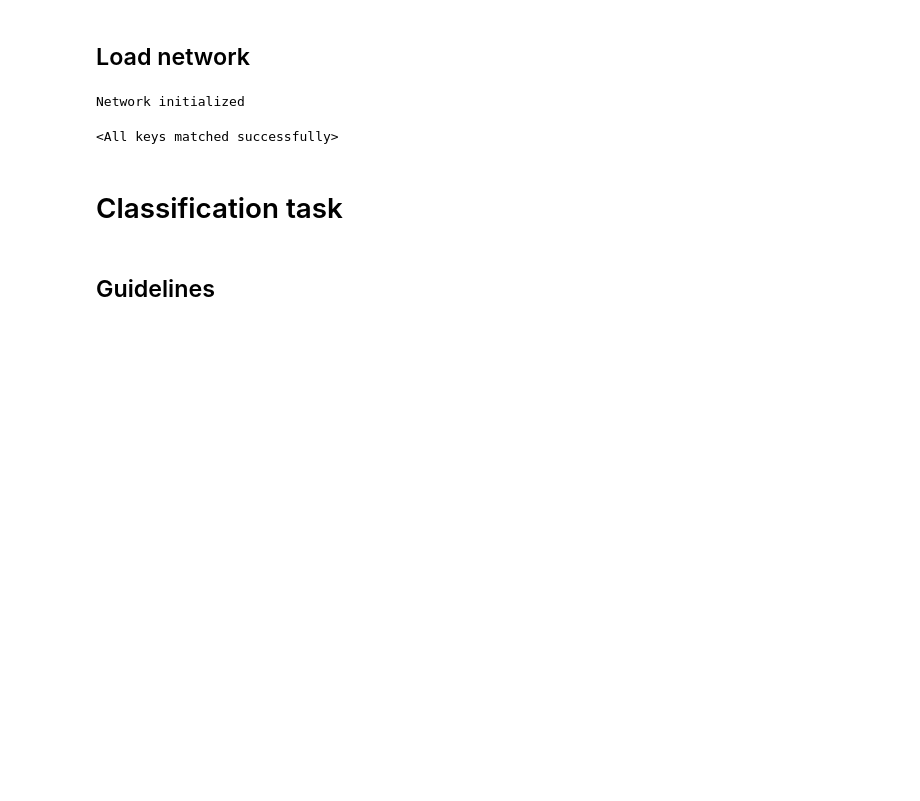
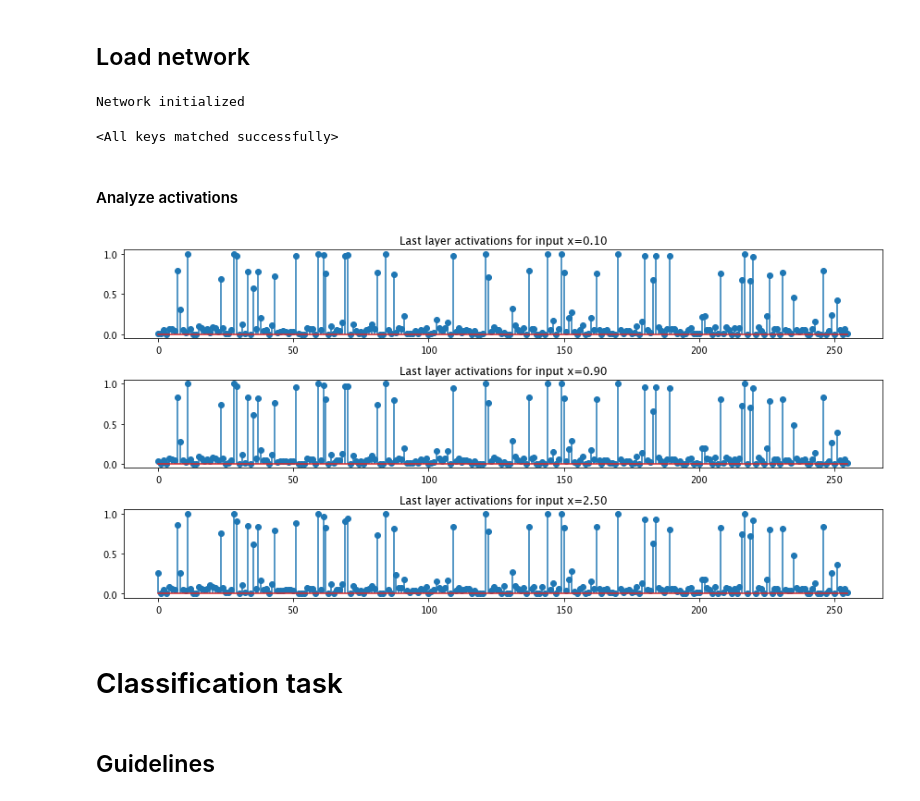
Before and after one commit to OSAKE-0/DeepLearningClassHW, a Jupyter notebook: Homework 1-20211112/nndl_2021__homework_1.ipynb, the cells around one changed output. Saved outputs shown, nothing was run; the diff lists cells and outputs as text; code cells hidden in the pictures; blank space fills up the shorter version.

```diff
--- a/Homework 1-20211112/nndl_2021__homework_1.ipynb
+++ b/Homework 1-20211112/nndl_2021__homework_1.ipynb
@@ -601,6 +629,49 @@ net.load_state_dict(net_state_dict)
 # %% [output]
 Network initialized
 <All keys matched successfully>
+# %% [markdown]
+#### Analyze activations
+# %%
+# First naive way: simply change the network definition to return an additional output
+
+# More advanced strategy: using hooks
+
+def get_activation(layer, input, output):
+    global activation
+    activation = torch.sigmoid(output)
+
+### Register hook
+hook_handle = net.fc2.register_forward_hook(get_activation)
+
+### Analyze activations
+net = net.to(device)
+net.eval()
+with torch.no_grad():
+    x1 = torch.tensor([0.1]).float().to(device)
+    y1 = net(x1)
+    z1 = activation
+    x2 = torch.tensor([0.9]).float().to(device)
+    y2 = net(x2)
+    z2 = activation
+    x3 = torch.tensor([2.5]).float().to(device)
+    y3 = net(x3)
+    z3 = activation
+
+### Remove hook
+hook_handle.remove()
+
+### Plot activations
+fig, axs = plt.subplots(3, 1, figsize=(12,6))
+axs[0].stem(z1.cpu().numpy(), use_line_collection=True)
+axs[0].set_title('Last layer activations for input x=%.2f' % x1)
+axs[1].stem(z2.cpu().numpy(), use_line_collection=True)
+axs[1].set_title('Last layer activations for input x=%.2f' % x2)
+axs[2].stem(z3.cpu().numpy(), use_line_collection=True)
+axs[2].set_title('Last layer activations for input x=%.2f' % x3)
+plt.tight_layout()
+plt.show()
+# %% [output]
+[figure, added]
 # %% [markdown]
 # Classification task
 # %% [markdown]
```
Also changed, not shown: parts of 53 cells of this notebook, 27 other files.
